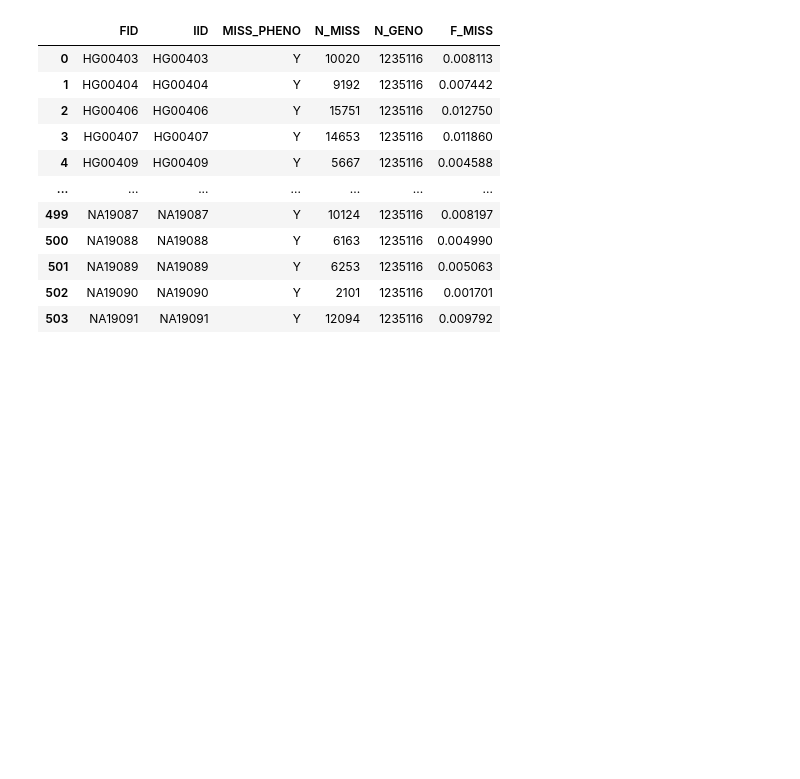
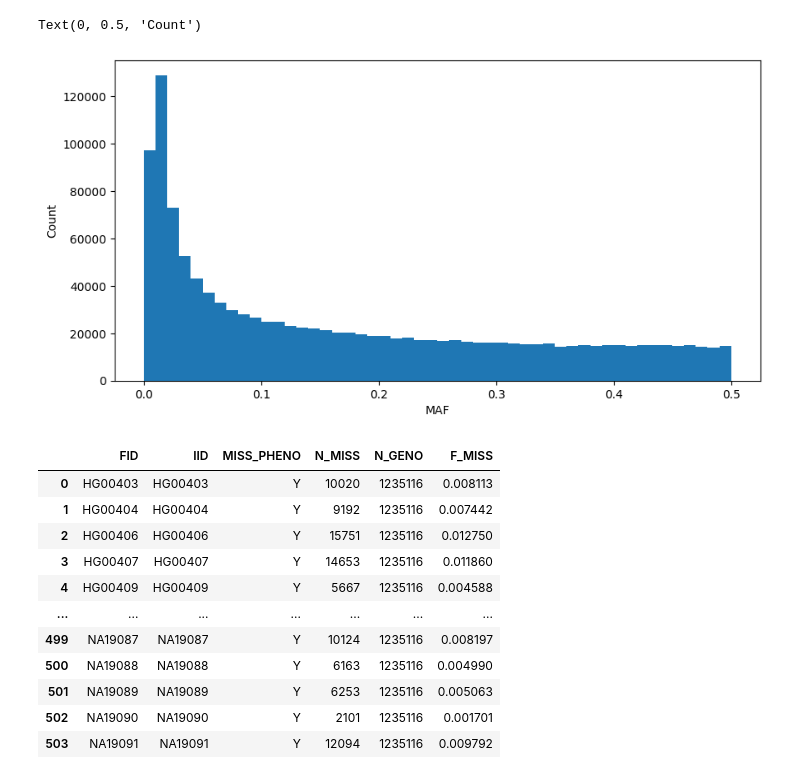
Before and after one commit to Cloufield/GWASTutorial, a Jupyter notebook: 04_Data_QC/Check_distribution.ipynb, the cells around one changed output. Saved outputs shown, nothing was run; the diff lists cells and outputs as text; code cells hidden in the pictures; blank space fills up the shorter version.

```diff
--- a/04_Data_QC/Check_distribution.ipynb
+++ b/04_Data_QC/Check_distribution.ipynb
@@ -3,0 +12,3 @@ import matplotlib.pyplot as plt
+# %%
+frq = pd.read_csv("plink_results.frq",sep="\s+")
+frq
@@ -4,3 +29,11 @@ import matplotlib.pyplot as plt
+# %%
+fig, ax = plt.subplots(figsize=(10,5))
+ax.hist(frq["MAF"],bins=50)
+ax.set_xlabel("MAF")
+ax.set_ylabel("Count")
+# %% [output]
+Text(0, 0.5, 'Count')
+[figure, added]
 # %%
 imiss = pd.read_csv("plink_results.imiss",sep="\s+")
 # %%
```
Also changed, not shown: parts of 2 cells of this notebook.
